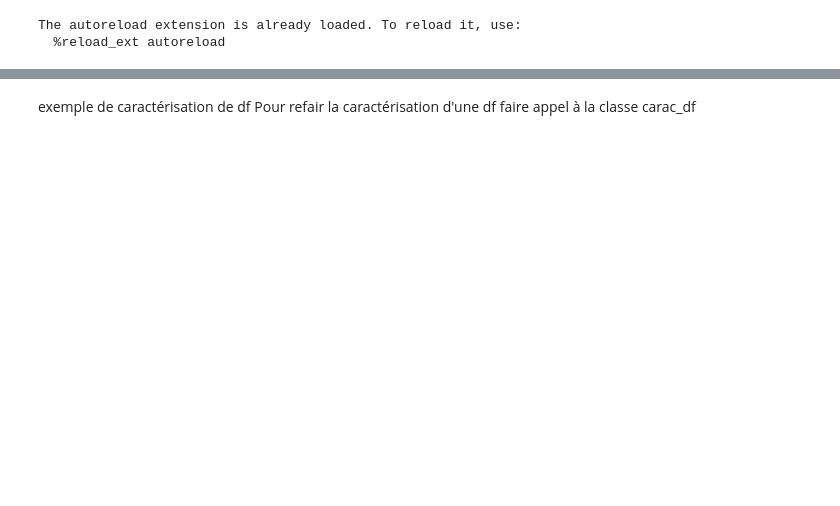
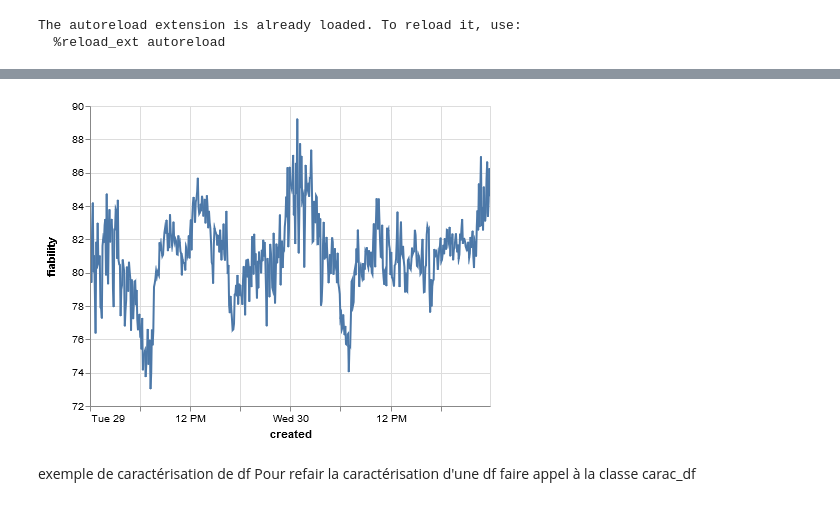
Before and after one commit to nantodevison/lapi, a Jupyter notebook: Carto_Lapi/Analyse/NoteBook.ipynb, the cells around one changed output, grey strips where cells are left out. Saved outputs shown, nothing was run; the diff lists cells and outputs as text; code cells hidden in the pictures; blank space fills up the shorter version.

```diff
--- a/Carto_Lapi/Analyse/NoteBook.ipynb
+++ b/Carto_Lapi/Analyse/NoteBook.ipynb
@@ -27,3 +31,8 @@ AttributeError: 'df_tps_parcours' object has no attribute 'loc'
+# %%
+#fiabilité moyenne par tranche de 5 min (graph interactif)
+graph_fiab
+# %% [output]
+[figure, added]
 # %% [markdown]
 exemple de caractérisation de df
 Pour refair la caractérisation d'une df faire appel à la classe carac_df
```
Also changed, not shown: parts of 26 cells of this notebook, 1 other file.
